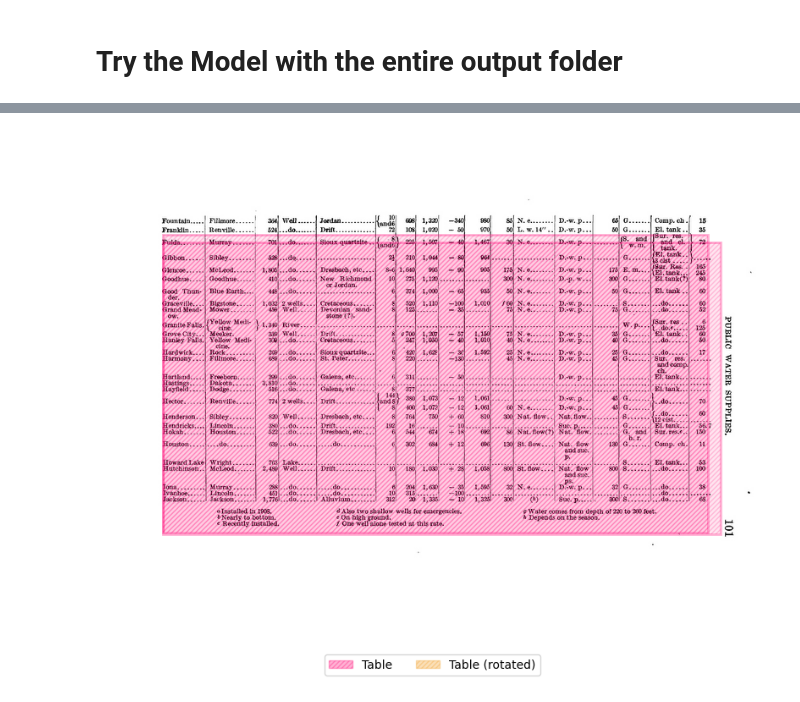
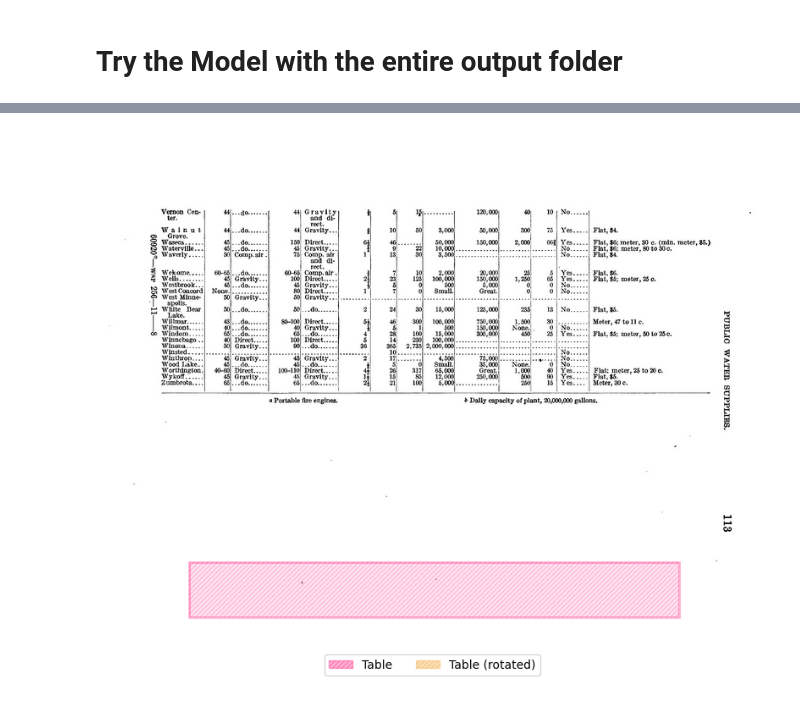
Before and after one commit to ecohydro/usgs_extract, a Jupyter notebook: 04_model.ipynb, the cells around one changed output, grey strips where cells are left out. Drawn from its saved outputs; the diff is of its cells as text; code cells hidden in the pictures.

```diff
--- a/04_model.ipynb
+++ b/04_model.ipynb
@@ -259,9 +273,9 @@ def markTable(index, data):
     image = Image.open(image_path).convert("RGB")
     visualize_detected_tables(image, object, out_path="./example.jpeg")
 # %%
-markTable(84, mydf)
+markTable(85, mydf)
 # %% [output]
-[figure, old version]
+[figure, new version]
 # %%
 #| export
 ## put functions and classes here
```
Also changed, not shown: parts of 2 cells of this notebook, 3 other files.
